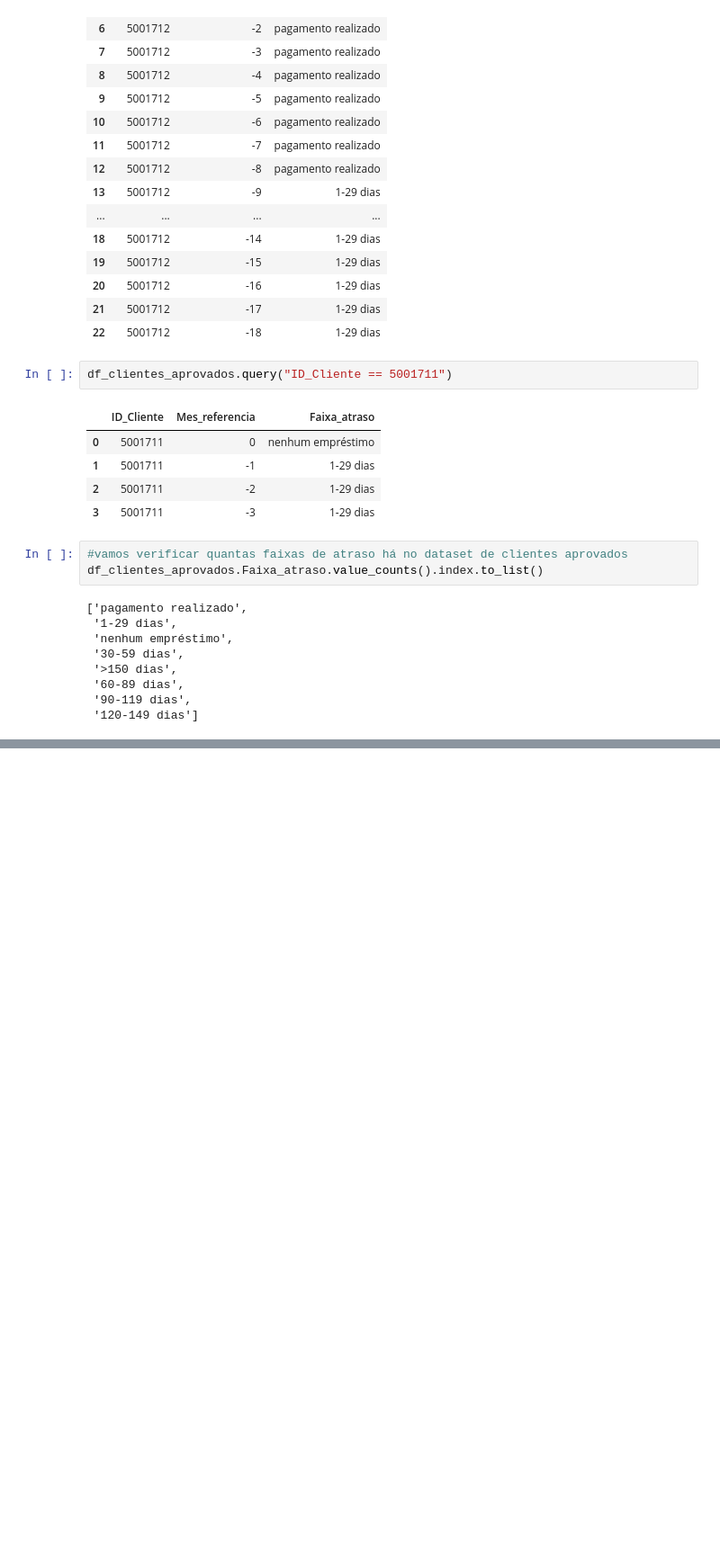
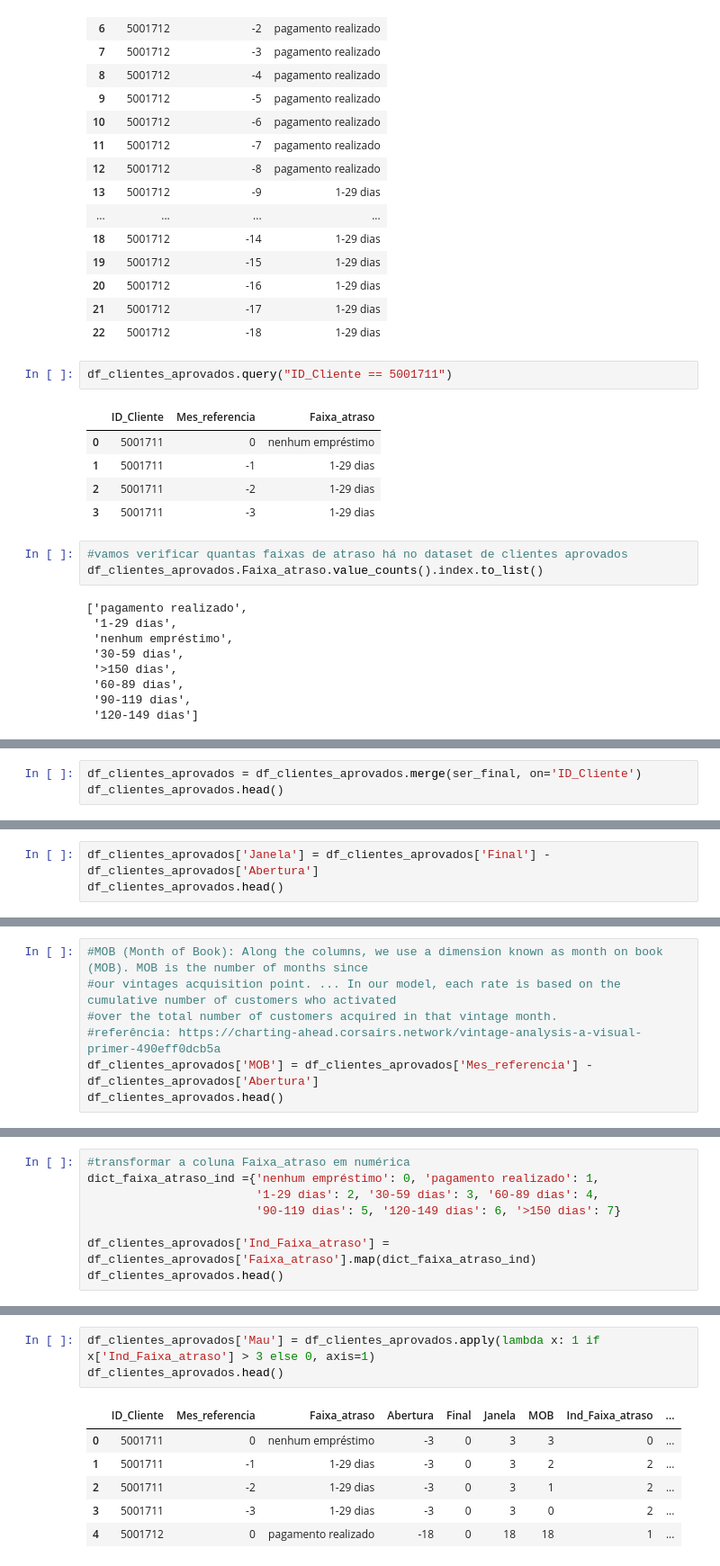
Before and after one commit to cmattosr/bootcampDS_mod06, a Jupyter notebook: Modulo06.ipynb, the cells around one changed output, grey strips where cells are left out. Shown: that part at 90% size. Drawn from its saved outputs; the diff is of its cells as text; blank space fills up the shorter version.

```diff
--- a/Modulo06.ipynb
+++ b/Modulo06.ipynb
@@ -420,0 +484,3 @@ df_clientes_aprovados.Faixa_atraso.value_counts().index.to_list()
+# %%
+df_clientes_aprovados = df_clientes_aprovados.merge(ser_final, on='ID_Cliente')
+df_clientes_aprovados.head()
@@ -420,0 +494,3 @@ df_clientes_aprovados.Faixa_atraso.value_counts().index.to_list()
+# %%
+df_clientes_aprovados['Janela'] = df_clientes_aprovados['Final'] - df_clientes_aprovados['Abertura']
+df_clientes_aprovados.head()
@@ -420,0 +504,7 @@ df_clientes_aprovados.Faixa_atraso.value_counts().index.to_list()
+# %%
+#MOB (Month of Book): Along the columns, we use a dimension known as month on book (MOB). MOB is the number of months since
+#our vintages acquisition point. ... In our model, each rate is based on the cumulative number of customers who activated
+#over the total number of customers acquired in that vintage month.
+#referência: https://charting-ahead.corsairs.network/vintage-analysis-a-visual-primer-490eff0dcb5a
+df_clientes_aprovados['MOB'] = df_clientes_aprovados['Mes_referencia'] - df_clientes_aprovados['Abertura']
+df_clientes_aprovados.head()
@@ -420,0 +518,8 @@ df_clientes_aprovados.Faixa_atraso.value_counts().index.to_list()
+# %%
+#transformar a coluna Faixa_atraso em numérica
+dict_faixa_atraso_ind ={'nenhum empréstimo': 0, 'pagamento realizado': 1,
+                        '1-29 dias': 2, '30-59 dias': 3, '60-89 dias': 4,
+                        '90-119 dias': 5, '120-149 dias': 6, '>150 dias': 7}
+
+df_clientes_aprovados['Ind_Faixa_atraso'] = df_clientes_aprovados['Faixa_atraso'].map(dict_faixa_atraso_ind)
+df_clientes_aprovados.head()
@@ -420,0 +539,10 @@ df_clientes_aprovados.Faixa_atraso.value_counts().index.to_list()
+# %%
+df_clientes_aprovados['Mau'] = df_clientes_aprovados.apply(lambda x: 1 if x['Ind_Faixa_atraso'] > 3 else 0, axis=1)
+df_clientes_aprovados.head()
+# %% [output]
+|  | ID_Cliente | Mes_referencia | Faixa_atraso | Abertura | Final | Janela | MOB | Ind_Faixa_atraso | ... |
+| 0 | 5001711 | 0 | nenhum empréstimo | -3 | 0 | 3 | 3 | 0 | ... |
+| 1 | 5001711 | -1 | 1-29 dias | -3 | 0 | 3 | 2 | 2 | ... |
+| 2 | 5001711 | -2 | 1-29 dias | -3 | 0 | 3 | 1 | 2 | ... |
+| 3 | 5001711 | -3 | 1-29 dias | -3 | 0 | 3 | 0 | 2 | ... |
+| 4 | 5001712 | 0 | pagamento realizado | -18 | 0 | 18 | 18 | 1 | ... |
```
Also changed, not shown: parts of 10 cells of this notebook.
